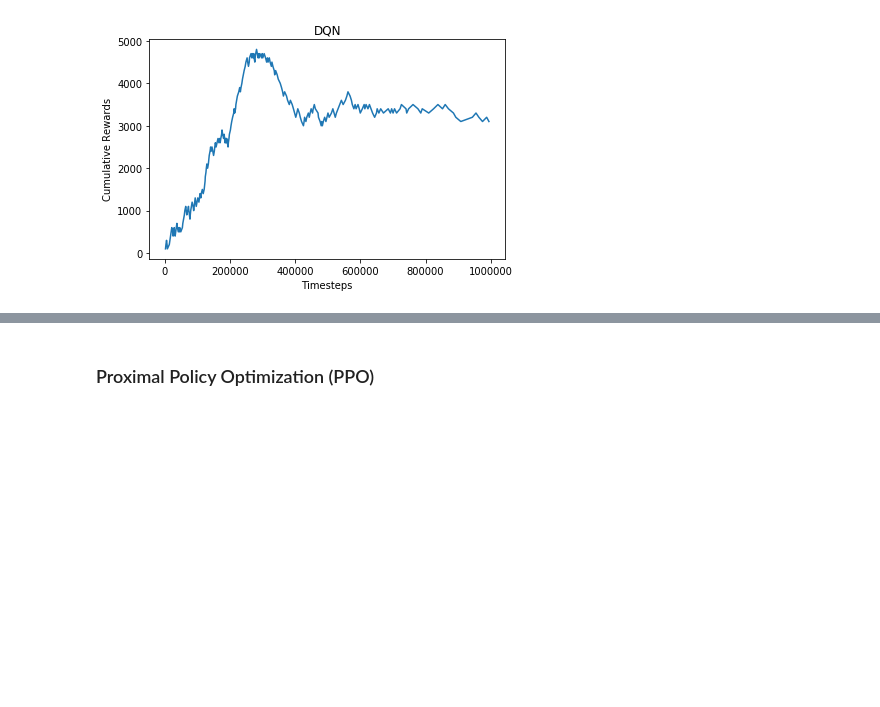
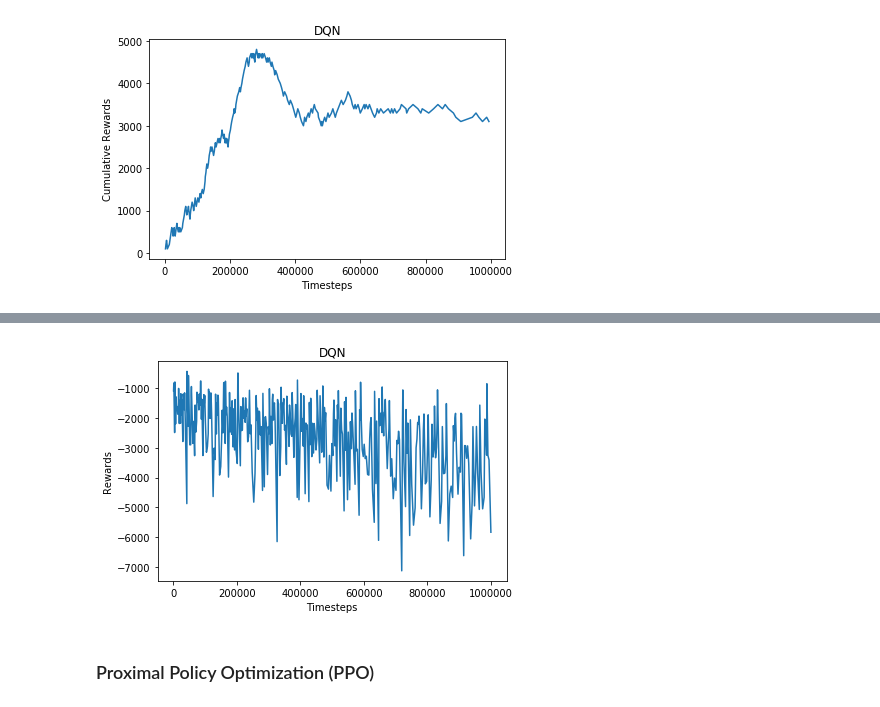
Before and after one commit to vitorhugo13/feup-iart, a Jupyter notebook: proj02/notebook.ipynb, the cells around one changed output, grey strips where cells are left out. Saved outputs shown, nothing was run; the diff lists cells and outputs as text; code cells hidden in the pictures; blank space fills up the shorter version.

```diff
--- a/proj02/notebook.ipynb
+++ b/proj02/notebook.ipynb
@@ -323,3 +331,11 @@ cumulative_plot('./models/eximo-v3/dqn_v0', 'DQN')
+# %%
+# env = eximo-v4
+# exploration_fraction = 0.9
+# exploration_final_eps = 0.5
+
+regular_plot('./models/eximo-v4/dqn_v1/', 'DQN')
+# %% [output]
+[figure, added]
 # %% [markdown]
 ### Proximal Policy Optimization (PPO)
 # %%
```
Also changed, not shown: parts of 11 cells of this notebook, 16 other files.
